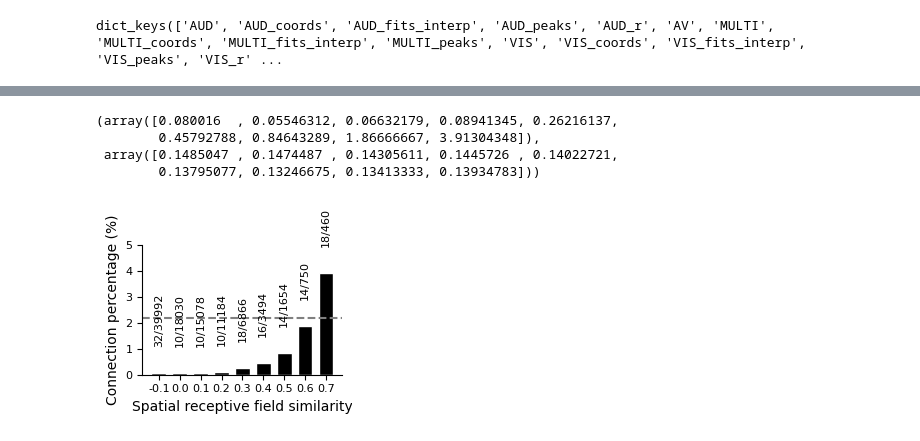
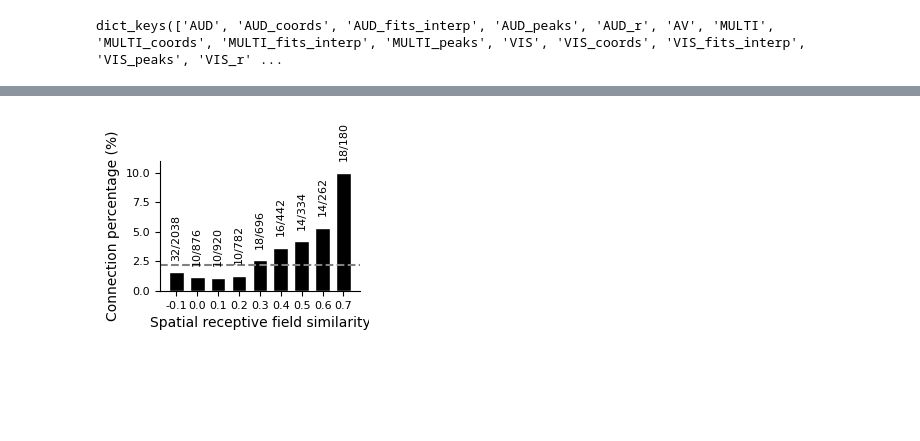
Before and after one commit to Iacaruso-lab/Bianchini2025_SC, a Jupyter notebook: Analysis/connectivity_analysis/Untitled.ipynb, the cells around one changed output, grey strips where cells are left out. Cells and saved outputs as stored; diff of their text form; code cells hidden in the pictures; blank space fills up the shorter version.

Commit message:
Changes in codes Figures

```diff
--- a/Analysis/connectivity_analysis/Untitled.ipynb
+++ b/Analysis/connectivity_analysis/Untitled.ipynb
@@ -257,0 +178,26 @@ KS Test: statistic=0.5181, p-value=3.7703e-71
+# %%
+# Zero-based indices for significant pairs
+ids_sig_pairs = (pair_ids[pairs_connected, :] - 1).astype(int)
+correlation_values_sign = corr_matrix_av[ids_sig_pairs[:, 0], ids_sig_pairs[:, 1]]
+sess_for_sig_pairs = sess_n[pairs_connected]  # sessions for significant pairs (using first neuron)
+
+non_sig_pairs = np.setdiff1d(tot_pairs, pairs_connected)
+ids_non_sig_pairs = (pair_ids[non_sig_pairs, :] - 1).astype(int)
+correlation_values_non_sign = corr_matrix_av[ids_non_sig_pairs[:, 0], ids_non_sig_pairs[:, 1]]
+sess_for_non_sig_pairs = sess_n[non_sig_pairs]  # sessions for non-significant pairs
+
+# Dictionaries to hold correlations by session
+sig_corrs_by_session = {}
+non_sig_corrs_by_session = {}
+
+# Unique sessions present in either sig or non-sig pairs
+unique_sessions = np.unique(np.concatenate([sess_for_sig_pairs, sess_for_non_sig_pairs]))
+
+for sess in unique_sessions:
+    # Significant correlations for this session
+    mask_sig = sess_for_sig_pairs == sess
+    sig_corrs_by_session[sess] = correlation_values_sign[mask_sig]
+
+    # Non-significant correlations for this session
+    mask_non_sig = sess_for_non_sig_pairs == sess
+    non_sig_corrs_by_session[sess] = correlation_values_non_sign[mask_non_sig]
@@ -323,6 +315,10 @@ def sessionwise_shuffled_conn_prob(
 # %%
-ids_all_pairs = (pair_ids - 1).astype(int)
-pair_corrs = corr_matrix_av[ids_all_pairs[:, 0], ids_all_pairs[:, 1]]
+# Stack correlations
+pair_corrs = np.concatenate([correlation_values_sign, correlation_values_non_sign])
+is_connected = np.concatenate([np.ones_like(correlation_values_sign, dtype=bool),
+                               np.zeros_like(correlation_values_non_sign, dtype=bool)])
+sess_n = np.concatenate([sess_for_sig_pairs, sess_for_non_sig_pairs])
+
 bins = np.arange(-0.1, 0.9, 0.1)
 
 results = sessionwise_shuffled_conn_prob(
@@ -345,12 +336,4 @@ plt.plot(bin_centers, conn_prob_null_mean, color='gray', label='Randomised mean'
-# %%
-conn_prob_obs,conn_prob_null_mean
-# %% [output]
-(array([0.080016  , 0.05546312, 0.06632179, 0.08941345, 0.26216137,
-        0.45792788, 0.84643289, 1.86666667, 3.91304348]),
- array([0.1485047 , 0.1474487 , 0.14305611, 0.1445726 , 0.14022721,
-        0.13795077, 0.13246675, 0.13413333, 0.13934783]))
 # %%
-is_connected[pairs_connected] = True
 
 bin_centers = (bins[:-1] + bins[1:]) / 2
 bar_width = 0.07
@@ -377,34 +360,34 @@ bars = ax.bar(bin_centers, conn_prob_obs, width=bar_width, color='black',
 lower_bound = conn_prob_null_mean - conn_prob_null_iqr
 upper_bound = conn_prob_null_mean + conn_prob_null_iqr
 
 # Plot shaded IQR area
 #ax.fill_between(bin_centers, lower_bound, upper_bound, color='gray', alpha=0.5, label='IQR')
 
 
 # Add text labels and significance stars
 for i, bar in enumerate(bars):
     if n_total[i] > 0:
         ax.text(bar.get_x() + bar.get_width() / 2,
                 bar.get_height() + 1,
                 f"{n_connected[i]}/{n_total[i]}",
                 ha='center', va='bottom', fontsize=8, rotation=90)
 
 
 # Plot aesthetics
 ax.set_xticks(bin_centers)
 ax.set_xticklabels([f"{b:.1f}" for b in bins[:-1]])
 ax.set_xlabel("Spatial receptive field similarity")
 ax.set_ylabel("Connection percentage (%)")
 ax.set_ylim(0, max(np.nanmax(conn_prob_obs), np.nanmax(conn_prob_null_mean)) + 1)
-ax.set_ylim([0,5])
+#ax.set_ylim([0,5])
 #ax.set_yticks([0,5,10,15,20])
 ax.tick_params(axis='y', labelsize=8)
 
 ax.tick_params(axis='x', labelsize=8)
 ax.spines['top'].set_visible(False)
 ax.spines['right'].set_visible(False)
 
-#dir = ''.join([saving_path,'Figure3D.svg'])
-#fig.savefig(dir, dpi=300,format='svg',bbox_inches='tight', pad_inches=0)
+dir = ''.join([saving_path,'Figure3D.svg'])
+fig.savefig(dir, dpi=300,format='svg',bbox_inches='tight', pad_inches=0)
 # %% [output]
-[figure, old version]
+[figure, new version]
```
Also changed, not shown: parts of 13 cells of this notebook, 19 other files.
